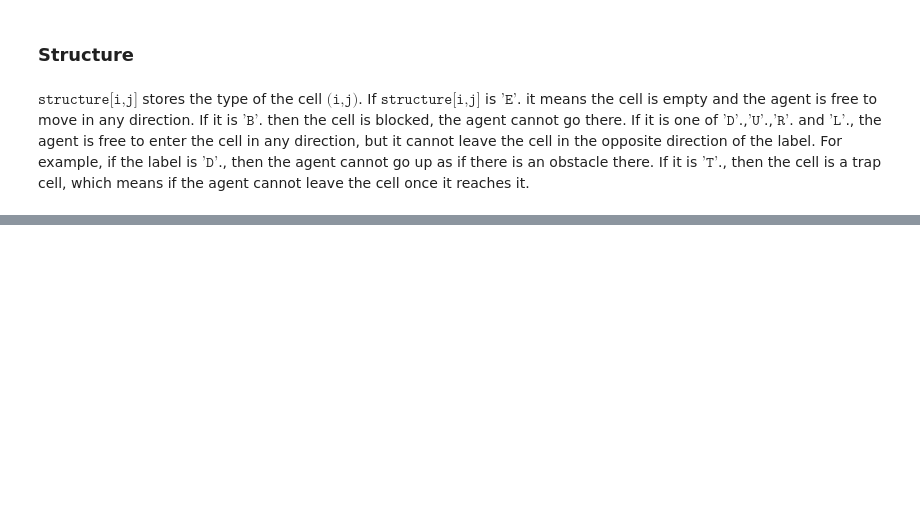
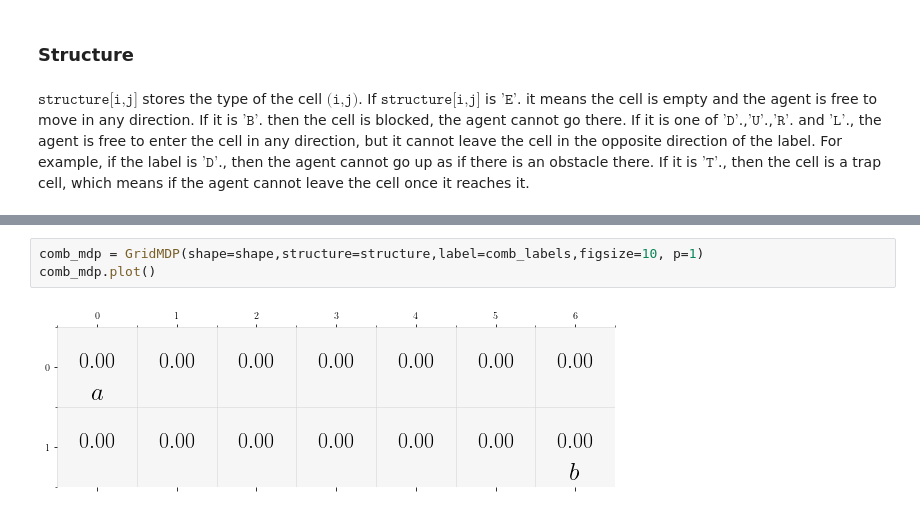
Before and after one commit to IngyN/macsrl, a Jupyter notebook: Example2_MDP.ipynb, the cells around one changed output, grey strips where cells are left out. Saved outputs shown, nothing was run; the diff lists cells and outputs as text; blank space fills up the shorter version.

```diff
--- a/Example2_MDP.ipynb
+++ b/Example2_MDP.ipynb
@@ -33,0 +49,5 @@ grid_mdp.plot()
+# %%
+comb_mdp = GridMDP(shape=shape,structure=structure,label=comb_labels,figsize=10, p=1)
+comb_mdp.plot()
+# %% [output]
+[figure, added]
```
Also changed, not shown: parts of 18 cells of this notebook, 4 other files.
